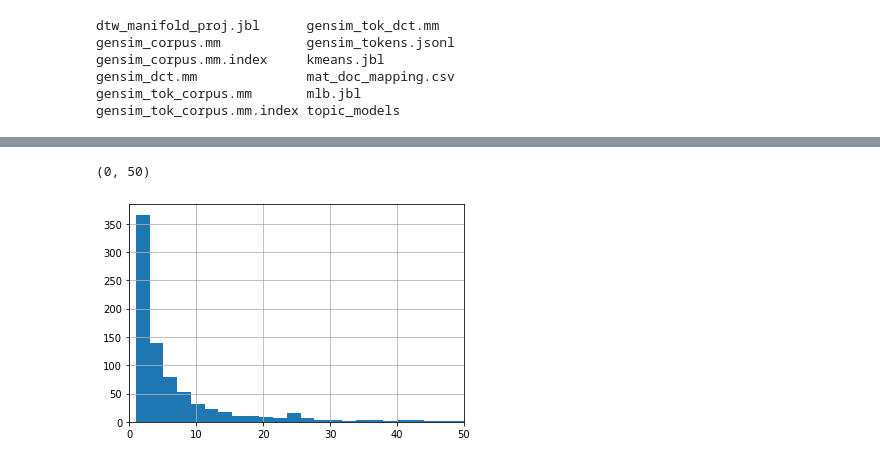
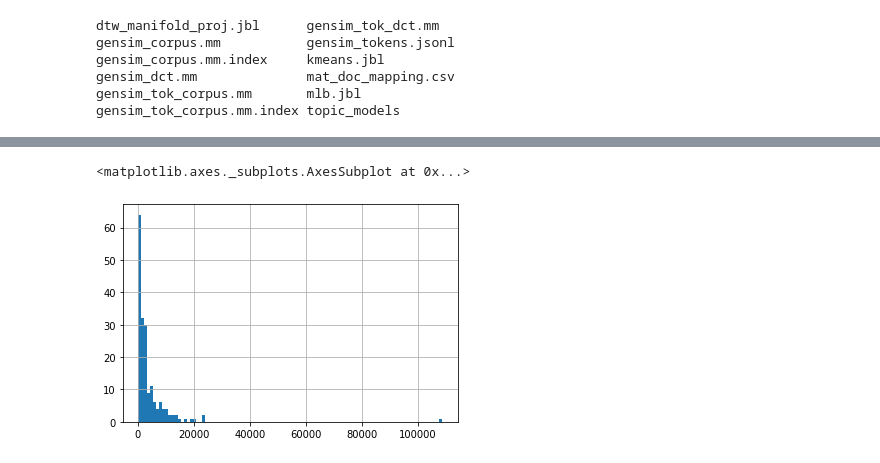
Before and after one commit to abuonomo/topic-emergence-ADS, a Jupyter notebook: notebook/arb-13-topic-freqs.ipynb, the cells around one changed output, grey strips where cells are left out. Saved outputs shown, nothing was run; the diff lists cells and outputs as text; code cells hidden in the pictures.

```diff
--- a/notebook/arb-13-topic-freqs.ipynb
+++ b/notebook/arb-13-topic-freqs.ipynb
@@ -31,15 +35,17 @@ coherence2020-05-06_20:32:04.csv
 from pathlib import Path
 import pandas as pd
 import matplotlib.pyplot as plt
+# %%
+exp_name = 'full_singlerank_05_12_2020'
 # %%
-in_data_dir = Path('../data/full_lim_journal_singlerank_05_05_2020/')
-in_model_dir = Path('../models/full_lim_journal_singlerank_05_05_2020/')
-in_report_dir = Path('../reports/viz/full_lim_journal_singlerank_05_05_2020/')
+in_data_dir = Path('../data/') / exp_name
+in_model_dir = Path('../models') / exp_name
+in_report_dir = Path('../reports/viz') / exp_name
 # %%
 in_docs = in_data_dir / "kwds.jsonl"
-in_kwds = in_data_dir / "all_keywords_threshold_0_0.015_10000.jsonl"
+in_kwds = in_data_dir / "all_keywords_threshold_300_0.015_10000.jsonl"
 in_map = in_model_dir / "mat_doc_mapping.csv"
-in_bib = in_report_dir / "topic_distribs_to_bibcodes1000.csv"
+in_bib = in_report_dir / "topic_distribs_to_bibcodes200.csv"
 # %%
 df = pd.read_json(in_docs, orient='records', lines=True)
 kwds_df = pd.read_json(in_kwds, orient='records', lines=True)
@@ -54,3 +56,8 @@ jdf = bib_df.set_index('bibcode').join(df.set_index('bibcode')['year'])
 year = jdf.pop('year')
 topics = jdf.values.argmax(axis=1)
  # Could potentially add a limit here. Only take when topic prob is over 0.7 or something.
+
+ty_df = pd.DataFrame({'year': year, 'topic': topics})
+ty_df['n'] = 1
+cdf = ty_df.groupby(['topic', 'year']).sum().unstack()
+cdf = cdf['n']
@@ -96,8 +84,8 @@ cdf
 desc_order_topics = cdf.sum(axis=1).sort_values(ascending=False)
 # %%
 cdf.sum(axis=1).hist(bins=100)
-plt.xlim(0, 50)
+# plt.xlim(0, 50)
 # %% [output]
-(0, 50)
+<matplotlib.axes._subplots.AxesSubplot at 0x...>
-[figure, old version]
+[figure, new version]
 # %%
```
Also changed, not shown: parts of 12 cells of this notebook, 7 other files.
